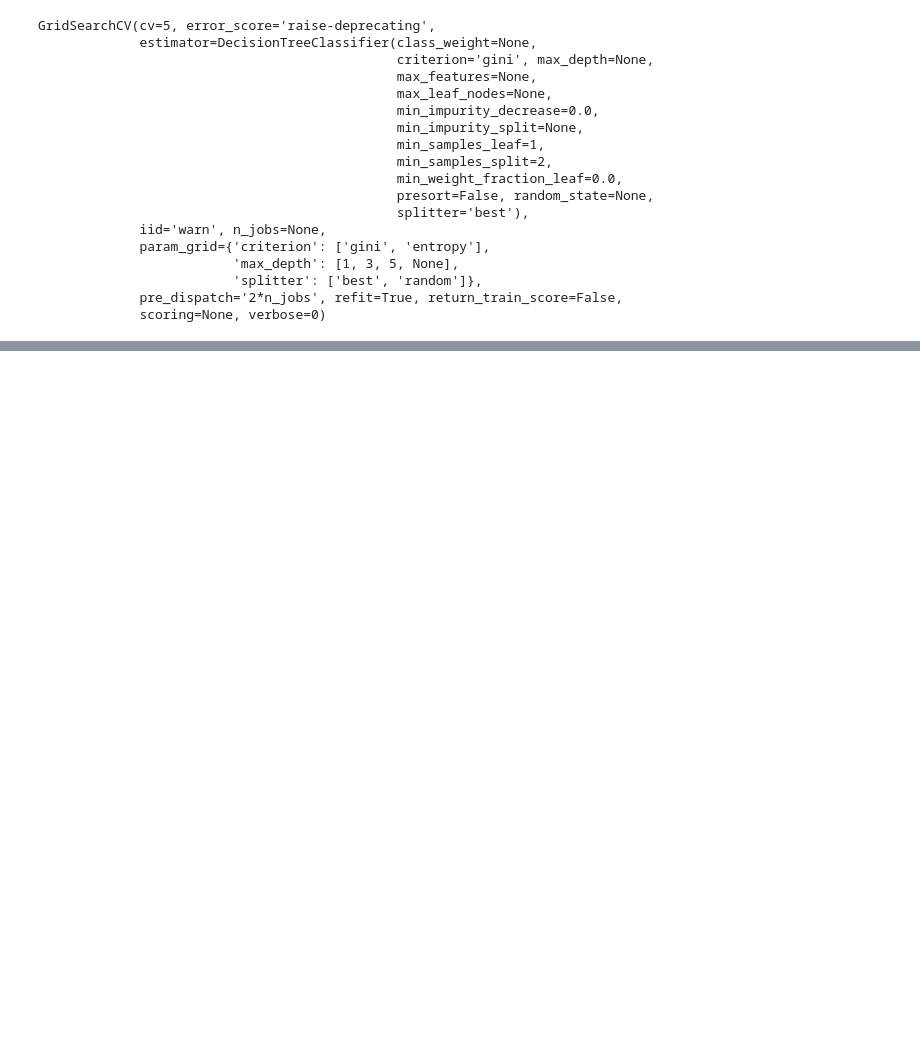
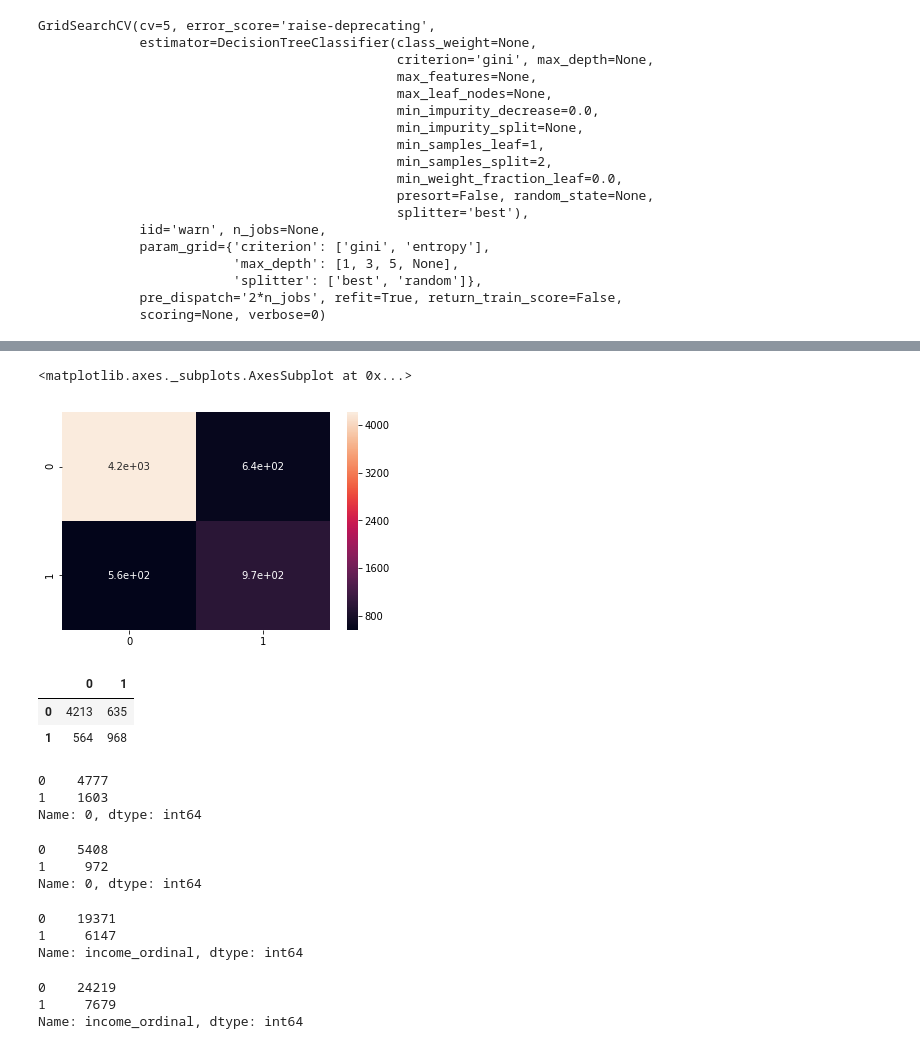
Before and after one commit to sandrineh/data-labs, a Jupyter notebook: module-3/supervised-learning-project/your-code/Supervised-learning-project.ipynb, the cells around one changed output, grey strips where cells are left out. Drawn from its saved outputs; the diff is of its cells as text; code cells hidden in the pictures; blank space fills up the shorter version.

```diff
--- a/module-3/supervised-learning-project/your-code/Supervised-learning-project.ipynb
+++ b/module-3/supervised-learning-project/your-code/Supervised-learning-project.ipynb
@@ -723,0 +749,38 @@ F1 score: [87.80843311 62.88431062]
+# %%
+sns.heatmap(confusion_matrix_dtc, annot=True)
+# %% [output]
+<matplotlib.axes._subplots.AxesSubplot at 0x...>
+[figure, added]
+# %%
+labels = np.unique(y_test)
+a =  confusion_matrix(y_test, y_test_predict_dtc, labels=labels)
+
+pd.DataFrame(a, index=labels, columns=labels)
+# %% [output]
+|  | 0 | 1 |
+| 0 | 4213 | 635 |
+| 1 | 564 | 968 |
+# %%
+pd.DataFrame(y_test_predict_dtc)[0].value_counts()
+# %% [output]
+0    4777
+1    1603
+Name: 0, dtype: int64
+# %%
+pd.DataFrame(y_test_predict_dtc_hyper)[0].value_counts()
+# %% [output]
+0    5408
+1     972
+Name: 0, dtype: int64
+# %%
+y_train.value_counts()
+# %% [output]
+0    19371
+1     6147
+Name: income_ordinal, dtype: int64
+# %%
+y.value_counts()
+# %% [output]
+0    24219
+1     7679
+Name: income_ordinal, dtype: int64
```
Also changed, not shown: parts of 28 cells of this notebook.
